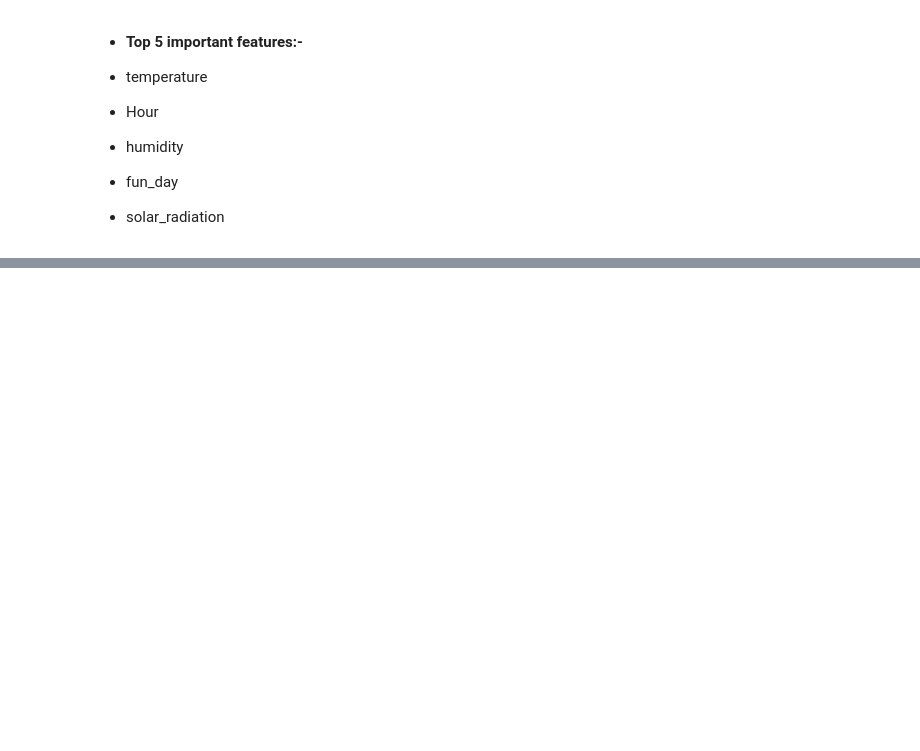
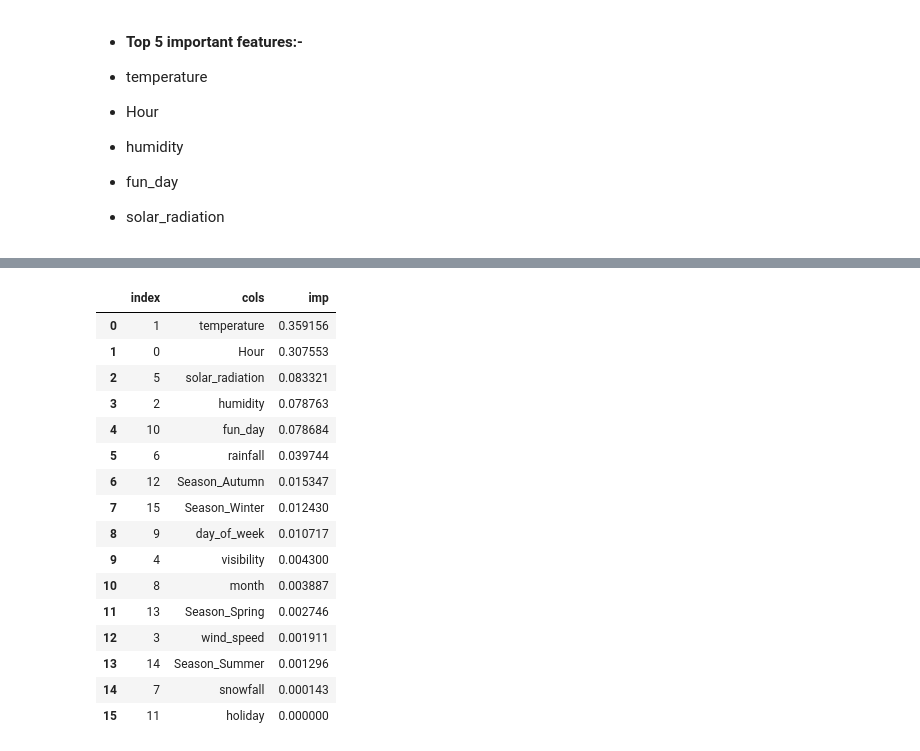
Before and after one commit to vir097/Bike-Sharing-Demand-Prediction---viral-shewale, a Jupyter notebook: Bike_Sharing_Demand_Prediction_Viral_shewale.ipynb, the cells around one changed output, grey strips where cells are left out. Cells and saved outputs as stored; diff of their text form; code cells hidden in the pictures; blank space fills up the shorter version.

```diff
--- a/Bike_Sharing_Demand_Prediction_Viral_shewale.ipynb
+++ b/Bike_Sharing_Demand_Prediction_Viral_shewale.ipynb
@@ -670,0 +675,7 @@ Text(0.5, 0, 'Relative Importance')
+# %%
+# random forest model
+rf_model = RandomForestRegressor(random_state=0)
+rf_params = {'n_estimators':[500],                   # Number of trees in random forest
+             'min_samples_leaf':np.arange(20,35)}
+
+# n_estimators, larger is always better. Averaging more trees will yield a more robust ensemble by reducing overfitting.
@@ -670,0 +778,23 @@ Text(0.5, 0, 'Relative Importance')
+# %%
+# feature importance
+feature_names = X_train.columns
+rf_feature_imp = pd.DataFrame({'cols':feature_names, 'imp':rf_model.feature_importances_}).sort_values('imp', ascending=False).reset_index()
+rf_feature_imp
+# %% [output]
+|  | index | cols | imp |
+| 0 | 1 | temperature | 0.359156 |
+| 1 | 0 | Hour | 0.307553 |
+| 2 | 5 | solar_radiation | 0.083321 |
+| 3 | 2 | humidity | 0.078763 |
+| 4 | 10 | fun_day | 0.078684 |
+| 5 | 6 | rainfall | 0.039744 |
+| 6 | 12 | Season_Autumn | 0.015347 |
+| 7 | 15 | Season_Winter | 0.012430 |
+| 8 | 9 | day_of_week | 0.010717 |
+| 9 | 4 | visibility | 0.004300 |
+| 10 | 8 | month | 0.003887 |
+| 11 | 13 | Season_Spring | 0.002746 |
+| 12 | 3 | wind_speed | 0.001911 |
+| 13 | 14 | Season_Summer | 0.001296 |
+| 14 | 7 | snowfall | 0.000143 |
+| 15 | 11 | holiday | 0.000000 |
```
Also changed, not shown: parts of 23 cells of this notebook.
